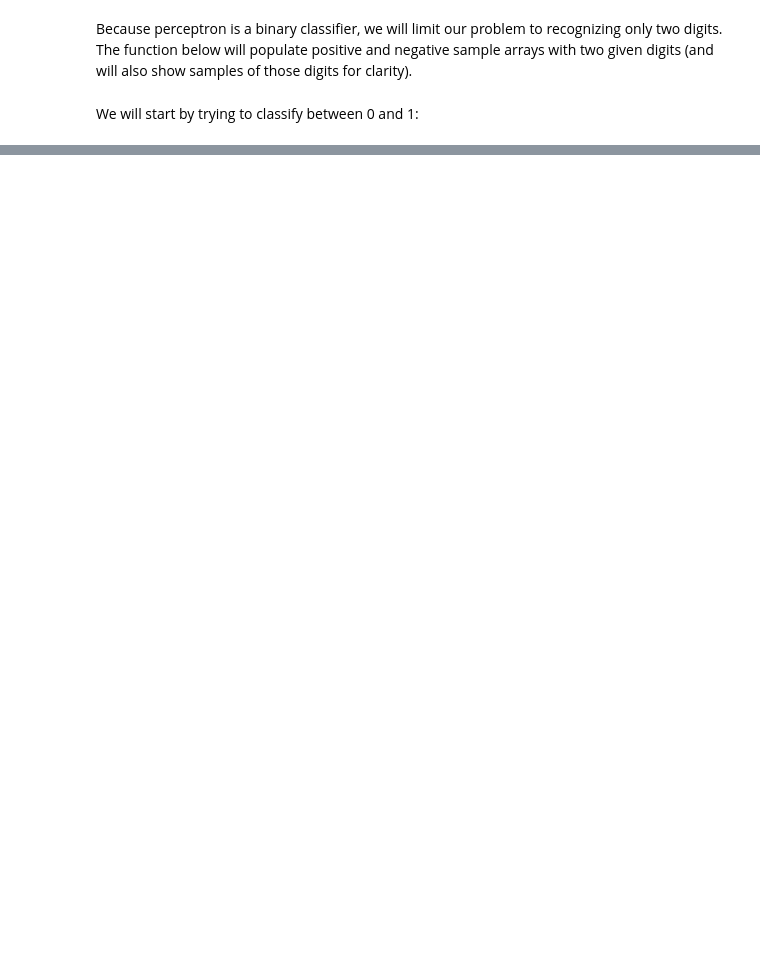
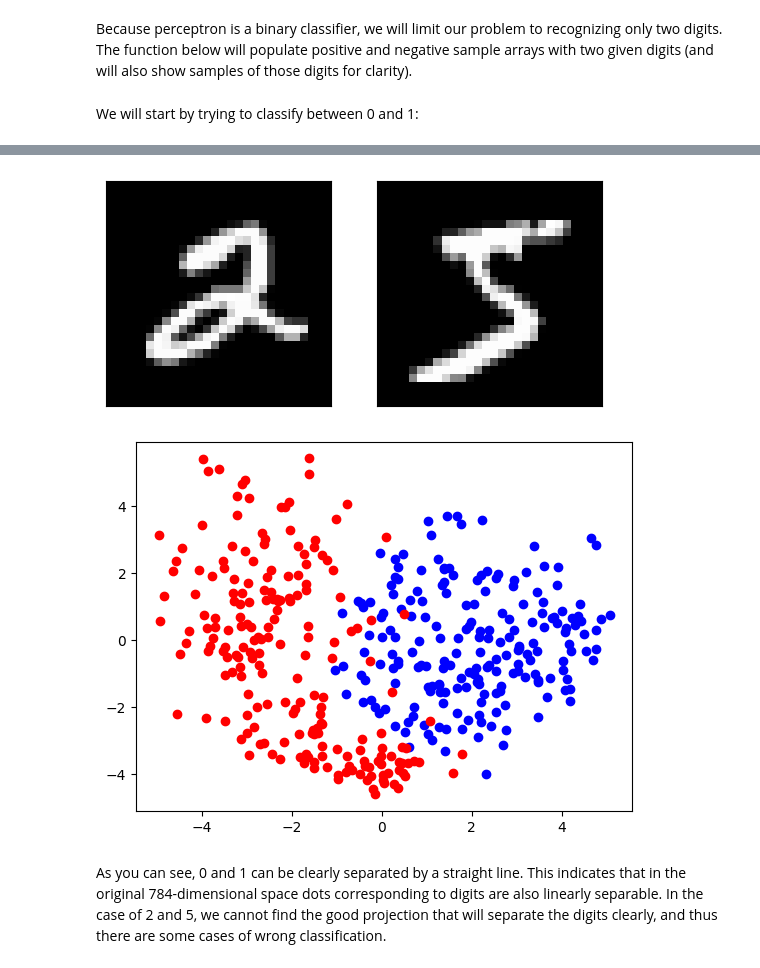
Before and after one commit to woojinpaik/mnist_test, a Jupyter notebook: Perceptron.ipynb, the cells around one changed output, grey strips where cells are left out. Saved outputs shown, nothing was run; the diff lists cells and outputs as text; code cells hidden in the pictures; blank space fills up the shorter version.

```diff
--- a/Perceptron.ipynb
+++ b/Perceptron.ipynb
@@ -314,0 +413,7 @@ pos2,neg2 = set_mnist_pos_neg(2,5)
+# %%
+pca_analysis(2,5)
+# %% [output]
+[figure, added]
+[figure, added]
+# %% [markdown]
+As you can see, 0 and 1 can be clearly separated by a straight line. This indicates that in the original 784-dimensional space dots corresponding to digits are also linearly separable. In the case of 2 and 5, we cannot find the good projection that will separate the digits clearly, and thus there are some cases of wrong classification.
```
Also changed, not shown: parts of 15 cells of this notebook.
